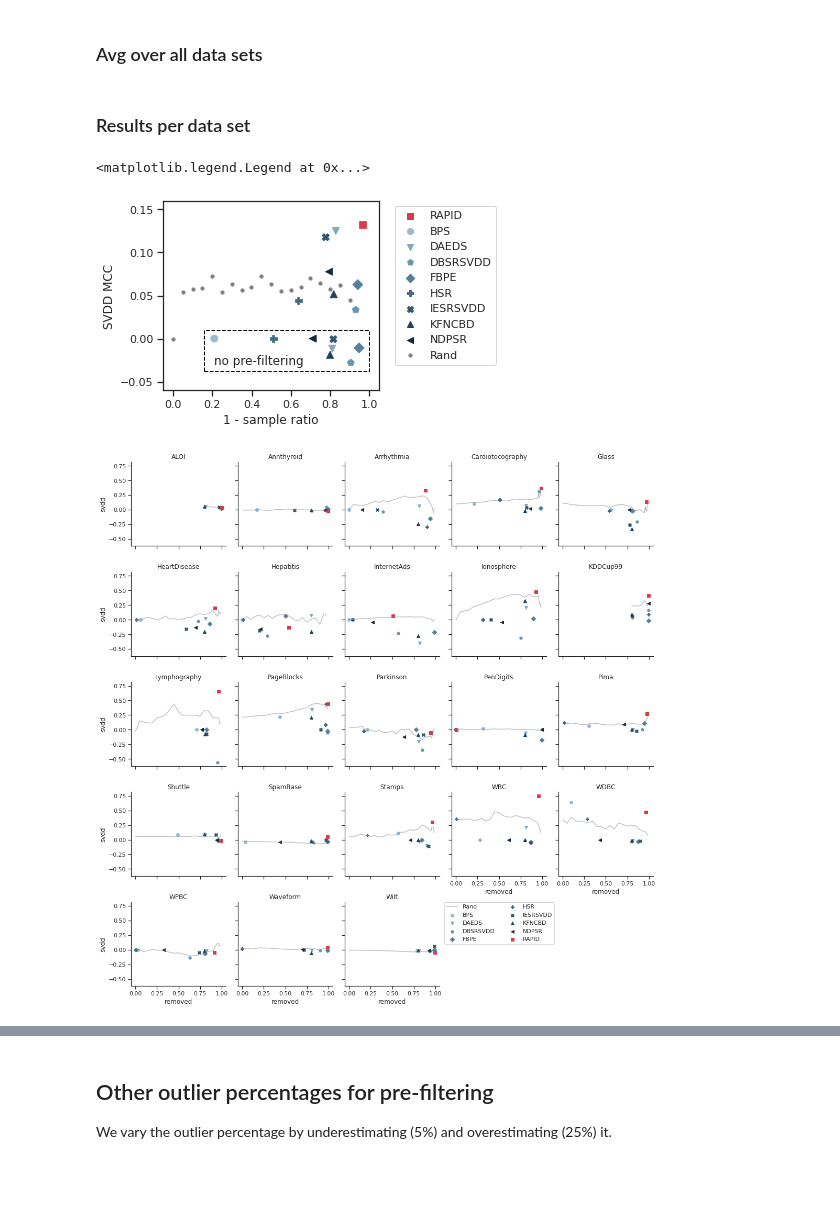
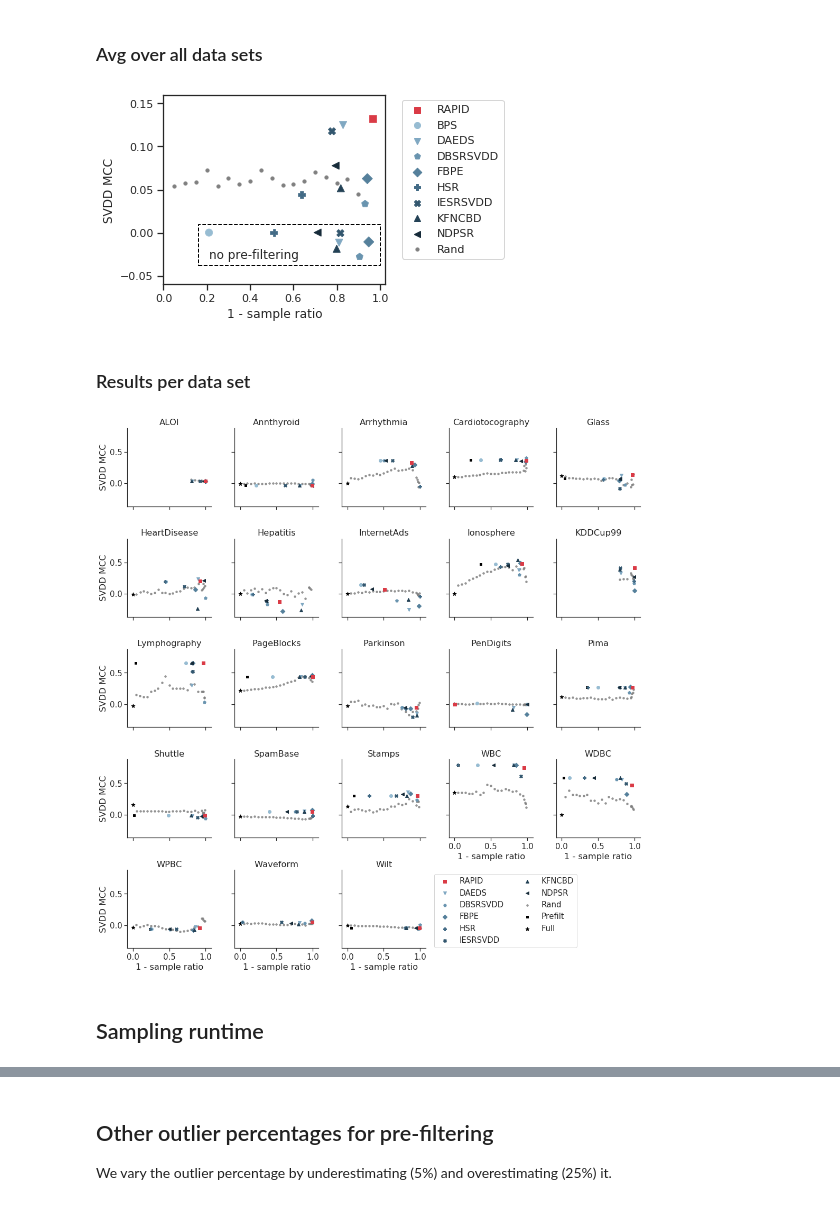
Before and after one commit to englhardt/ocs-evaluation, a Jupyter notebook: notebooks/eval_dami.ipynb, the cells around one changed output, grey strips where cells are left out. Cells and saved outputs as stored; diff of their text form; code cells hidden in the pictures; blank space fills up the shorter version.

```diff
--- a/notebooks/eval_dami.ipynb
+++ b/notebooks/eval_dami.ipynb
@@ -124,8 +124,8 @@ for s in ['Rand(1.0)']:
     x.columns = pd.MultiIndex.from_tuples([(short_name, c) for c in x.columns])
     d = pd.merge(d, x, left_index=True, right_index=True, how='outer')
 
-for s in ['Rand(1.0)']:
-    x = df_success.query('scenario == "dami_baseline_prefiltering"').groupby('data_set_name').mean()[['sample_ratio', 'svdd_mcc', 'pwc_mcc']]
+for s in ['HDS']:
+    x = df_success.query('sst == @s and scenario == "dami_baseline_prefiltering"').groupby('data_set_name').mean()[['sample_ratio', 'svdd_mcc', 'pwc_mcc']]
     x.columns = ['ratio', 'svdd', 'pwc']
     short_name = 'Prefilt'
     x.columns = pd.MultiIndex.from_tuples([(short_name, c) for c in x.columns])
@@ -334,0 +337,4 @@ Quality deviation of RAPID compared to SVDD trained after the pre-filtering.
+# %%
+x = df_success.query('sst == "HDS" and scenario == "dami_baseline_prefiltering"').groupby(['sst', 'ss', 'data_set_name']).median()[['sample_ratio', 'svdd_reinit_ROT_C1_mcc', 'pwc_mcc']].reset_index()
+x.columns = ['sst', 'ss', 'data', 'ratio', 'svdd', 'pwc']
+x[['sst', 'data', 'ratio', 'svdd', 'pwc']]
@@ -348,6 +372,7 @@ target_df = df_success.query('(sst in @competitors_sst or sst in @competitors_ss
 target_svdd_result = 'svdd_reinit_ROT_CTax_mcc'
 target_svdd_result_pp = 'svdd_reinit_ROT_C1_mcc'
 target_svdd_result_baseline = 'svdd_reinit_ROT_CTax_mcc'
+target_svdd_result_baseline_full = 'svdd_mcc'
 target_svdd_result_ours = 'svdd_reinit_ROT_C1_mcc'
 # %%
 d_plot = []
@@ -389,8 +428,10 @@ sns.set(style="ticks", font_scale=1.0, rc={'figure.figsize':(6, 3.5)})
 d_plot_all = d_plot.query('sst not in ["HDS", "Rand", "PP_BPS"]').groupby(['sst']).median().reset_index()
 d_plot_all.sst = d_plot_all.sst.str.replace('PP_', '')
 f = sns.scatterplot(data=d_plot_all, x='removed', y='svdd', hue='sst', style='sst', hue_order=[x for x in markers.keys() if x in d_plot_all.sst.values], markers=markers, s=50, edgecolor=None, palette=colorpalette)
-x = d_plot.query('(removed <= 0.90) and sst == "Rand"').groupby('ss').median()
+x = d_plot.query('(removed <= 0.90 and removed > 0.01) and sst == "Rand"').groupby('ss').median()
 plt.scatter(x['removed'], x['svdd'], color='grey', alpha=1, label="Rand", s=10)
+#x = d_plot.query('sst == "HDS"').groupby('ss').median()
+#plt.scatter(x['removed'], x['svdd'], color='black', alpha=1, label="Prefilt", s=10)
 
 handles, labels = f.axes.get_legend_handles_labels()
 plt.legend(handles=[handles[-2]] + handles[1:-2] + [handles[-1]], labels=[OUR_METHOD_NAME] + labels[1:-2] + [labels[-1]], bbox_to_anchor=(1.05, 1), loc=0, title=None)
@@ -411,17 +452,32 @@ plt.xlabel('1 - sample ratio')
 plt.ylabel('SVDD MCC')
 plt.savefig(os.path.join(PLOT_PATH, f"eval_avg.pdf"))
 plt.savefig(os.path.join(PLOT_PATH, f"eval_avg.png"), dpi=300)
+# %% [output]
+[figure, added]
 # %% [markdown]
 ### Results per data set
+# %%
+sns.set(style="ticks", font_scale=1.35)
 # %%
-f = sns.FacetGrid(d_plot.query('sst not in ["Rand", "HDS"]'), col='data', col_wrap=5, col_order=sorted(d_plot.data.unique()), hue='sst', hue_order=markers.keys(), hue_kws=dict(marker=list(markers.values())), legend_out=False, palette=colorpalette)
+x = d_plot.query('sst in @competitors_sst_pp or sst == @OUR_METHOD_NAME').copy()
+x.sst = x.sst.str.replace('PP_', '')
+f = sns.FacetGrid(x, col='data', col_wrap=5, col_order=sorted(d_plot.data.unique()), hue='sst', hue_order=markers.keys(), hue_kws=dict(marker=list(markers.values())), legend_out=False, palette=colorpalette)
 for idx, data_name in enumerate(sorted(f.col_names)):
-    x = d_plot.query('sst == "Rand" and data == @data_name')
-    f.axes[idx].plot(x['removed'], x['svdd'], color='grey', alpha=0.5, label="Rand")
+    x = d_plot.query('sst == "Rand" and removed > 0.0 and data == @data_name')
+    f.axes[idx].scatter(x['removed'], x['svdd'], color='grey', alpha=.8, label="Rand", s=12)
+    x = d_plot.query('sst == "HDS" and data == @data_name')
+    f.axes[idx].scatter(x['removed'], x['svdd'], color='black', alpha=1, label="Prefilt", s=15, marker='s')
+    x = d_plot.query('ss == "Full" and data == @data_name')
+    f.axes[idx].scatter(x['removed'], x['svdd'], color='black', alpha=1, label="Full", s=50, marker='*')
+
 f.map(plt.scatter, "removed", 'svdd')
 f.set_titles('{col_name}')
-plt.legend(bbox_to_anchor=(1.05, 1), loc=2, borderaxespad=0., ncol=2)
+f.set_axis_labels('1 - sample ratio', 'SVDD MCC')
+handles, labels = f.axes[0].get_legend_handles_labels()
+plt.legend(handles=[handles[-1]] + handles[3:-1] + handles[0:3], labels=[OUR_METHOD_NAME] + labels[3:-1] + labels[0:3], bbox_to_anchor=(1.05, 1), loc=0, title=None, ncol=2)
+plt.savefig(os.path.join(PLOT_PATH, f"eval_per_dataset.pdf"))
+plt.savefig(os.path.join(PLOT_PATH, f"eval_per_dataset.png"), dpi=300)
 # %% [output]
-<matplotlib.legend.Legend at 0x...>
-[figure, old version]
+[figure, new version]
-[figure, removed]
+# %% [markdown]
+## Sampling runtime
```
Also changed, not shown: parts of 11 cells of this notebook, 14 other files.
